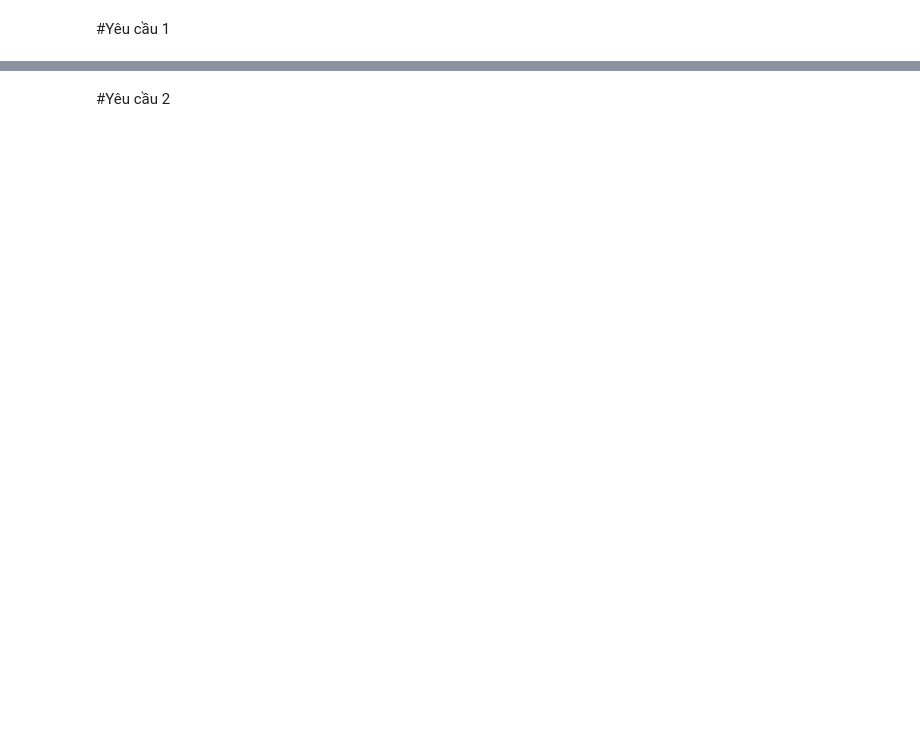
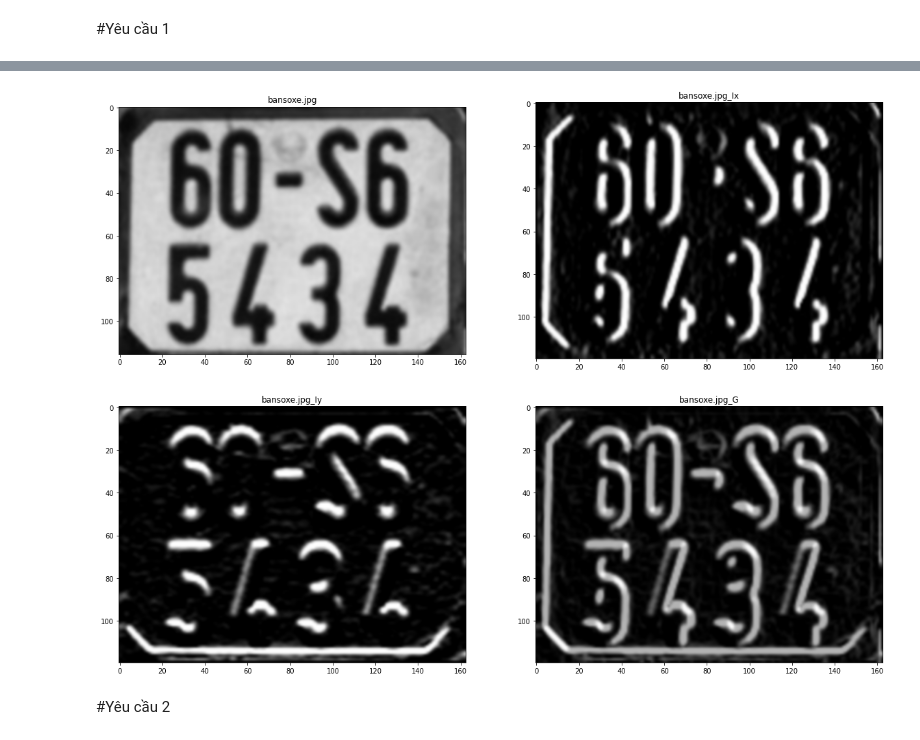
Before and after one commit to lenguyentiendat/CS231.M21.KHCL, a Jupyter notebook: 20521167.ipynb, the cells around one changed output, grey strips where cells are left out. Drawn from its saved outputs; the diff is of its cells as text; code cells hidden in the pictures; blank space fills up the shorter version.

```diff
--- a/20521167.ipynb
+++ b/20521167.ipynb
@@ -46,2 +81,10 @@ plt.show()
+# %%
+Ix,Iy,G,theta = sobel_filters(img2)
+img2 = img2[:-4]
+show2image(img2, Ix, picture2 , picture2+'_Ix')
+show2image(Iy, G, picture2+'_Iy', picture2+'_G')
+# %% [output]
+[figure, added]
+[figure, added]
 # %% [markdown]
 #Yêu cầu 2
```
Also changed, not shown: parts of 20 cells of this notebook.
